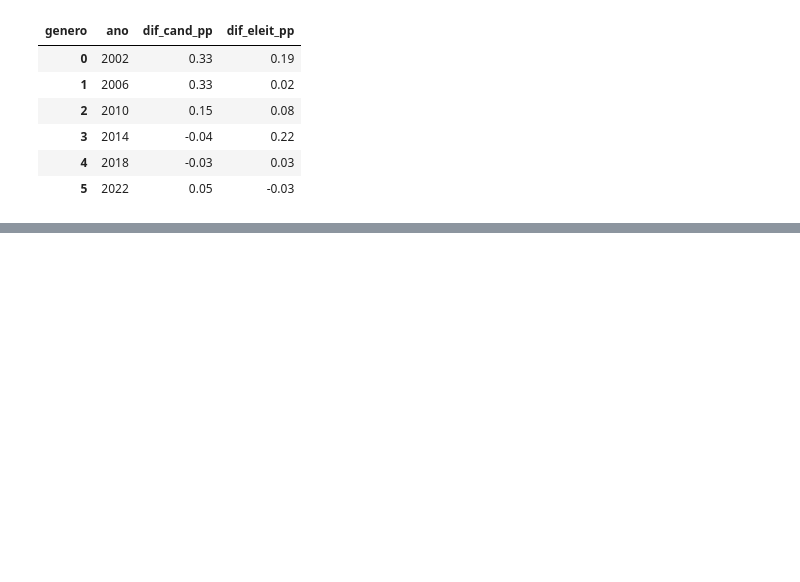
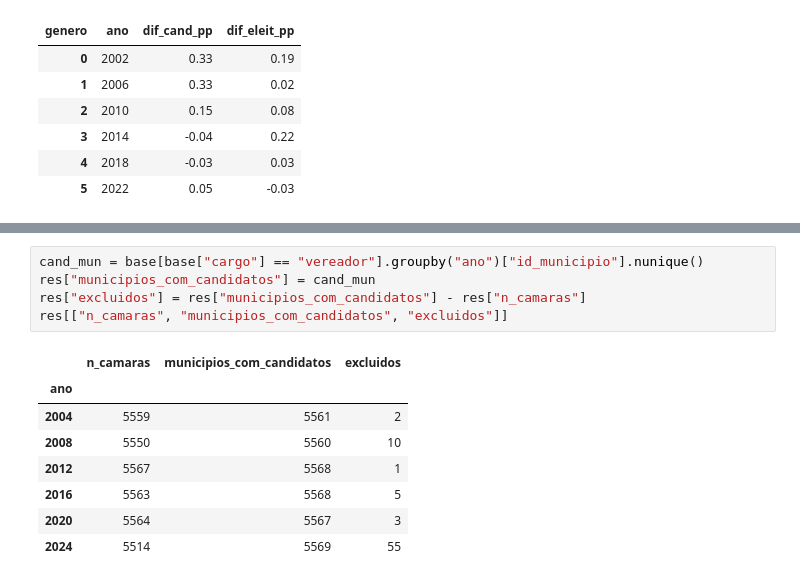
Before and after one commit to annabrinkhus/projeto_aedv, a Jupyter notebook: notebooks/questao2.ipynb, the cells around one changed output, grey strips where cells are left out. Drawn from its saved outputs; the diff is of its cells as text; blank space fills up the shorter version.

```diff
--- a/notebooks/questao2.ipynb
+++ b/notebooks/questao2.ipynb
@@ -404,0 +581,14 @@ comp[["ano", "dif_cand_pp", "dif_eleit_pp"]].round(2)
+# %%
+cand_mun = base[base["cargo"] == "vereador"].groupby("ano")["id_municipio"].nunique()
+res["municipios_com_candidatos"] = cand_mun
+res["excluidos"] = res["municipios_com_candidatos"] - res["n_camaras"]
+res[["n_camaras", "municipios_com_candidatos", "excluidos"]]
+# %% [output]
+|  | n_camaras | municipios_com_candidatos | excluidos |
+| ano |  |  |  |
+| 2004 | 5559 | 5561 | 2 |
+| 2008 | 5550 | 5560 | 10 |
+| 2012 | 5567 | 5568 | 1 |
+| 2016 | 5563 | 5568 | 5 |
+| 2020 | 5564 | 5567 | 3 |
+| 2024 | 5514 | 5569 | 55 |
```
Also changed, not shown: parts of 14 cells of this notebook, 1 other file.
